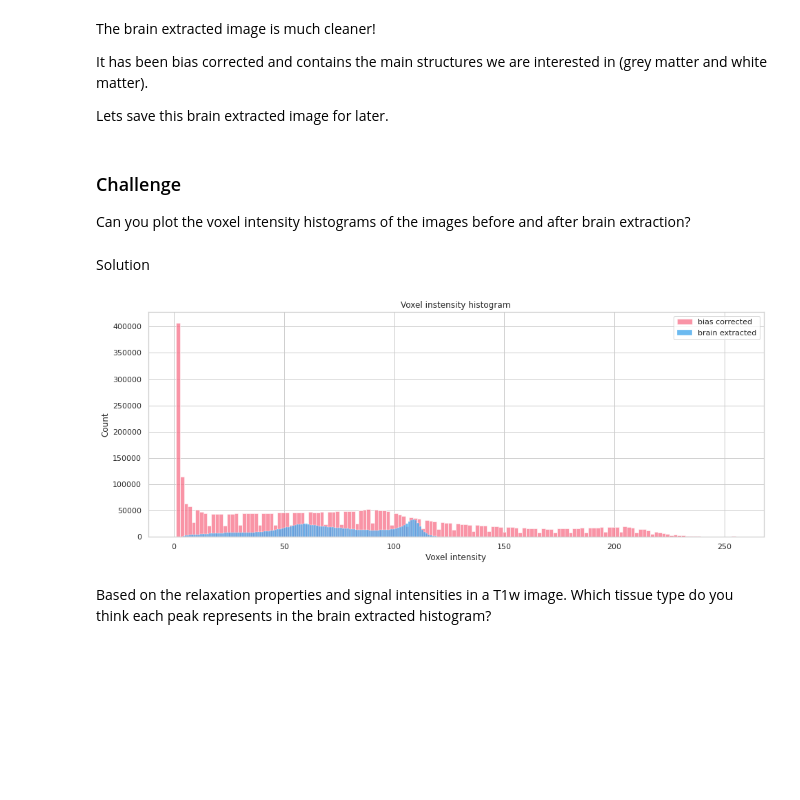
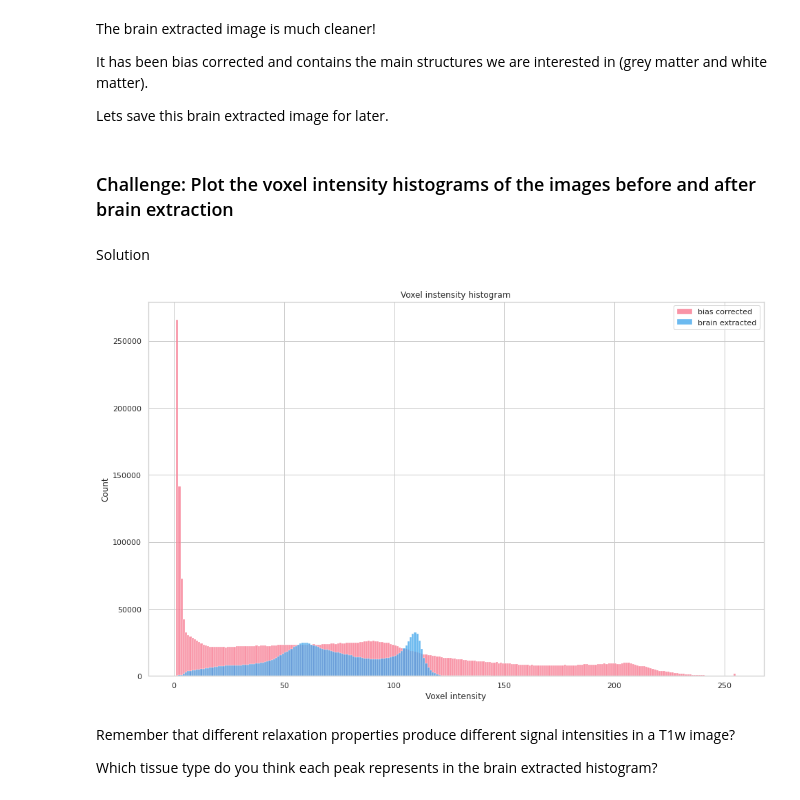
Before and after one commit to mary-tziraki/IDEAS_SDC, a Jupyter notebook: code/06-sMRI-image-cleanup.ipynb, the cells around one changed output. Cells and saved outputs as stored; diff of their text form; code cells hidden in the pictures; blank space fills up the shorter version.

Commit message:
fixed paths and histograms

```diff
--- a/code/06-sMRI-image-cleanup.ipynb
+++ b/code/06-sMRI-image-cleanup.ipynb
@@ -196,7 +197,7 @@ We have provided a binarised brain mask to illustrate how brain extraction is he
 `../data/AOMIC/derivatives/freesurfer/sub-0001/additional/binarised_mask.nii.gz`
 # %%
 T1_brain_mask_img = nib.load('../data/AOMIC/derivatives/binarised_mask.nii.gz')
-T1_brain_mask_data = brain_mask_img.get_fdata()
+T1_brain_mask_data = T1_brain_mask_img.get_fdata()
 # %% [markdown]
 Lets have a look at the corrected T1 image from before and this brain mask
 # %%
@@ -271,35 +272,36 @@ T1_brain_img = nib.Nifti1Image(T1_brain_data, T1_brain_aff)
 nib.save(T1_brain_img, freesurfer_output_dir + 'brain_extracted.nii.gz')
 # %% [markdown]
 
-### Challenge
-Can you plot the voxel intensity histograms of the images before and after brain extraction?
+### Challenge: Plot the voxel intensity histograms of the images before and after brain extraction
 # %% [markdown]
 Solution
 # %%
 # select only non-zero voxels in 1-dimension as before
 T1_brain_data_nonzero = T1_brain_data[T1_brain_data != 0]
 
 # set options for the plot
 sns.set_context("notebook", font_scale=1, rc={"lines.linewidth": 2.5})
 palette = sns.color_palette("husl", 3)
 
 # using this axis style
 with sns.axes_style("whitegrid"):
 
     # set up figure
-    plt.figure(figsize=(16, 6))
+    plt.figure(figsize=(16, 10))
 
     # plot 2 histograms overlaying each other
-    g = sns.histplot(T1_data_orig_nonzero, bins=144, kde=False, color=palette[0], label='bias corrected')
-    g = sns.histplot(T1_brain_data_nonzero, bins=144, kde=False, color=palette[2], label='brain extracted')
+    g = sns.histplot(T1_orig_data_nonzero, bins='auto', binwidth=1, kde=False, color=palette[0], label='bias corrected')
+    g = sns.histplot(T1_brain_data_nonzero, bins='auto', binwidth=1, kde=False, color=palette[2], label='brain extracted')
 
     # add legend
     plt.legend()
     # add x label
     plt.xlabel('Voxel intensity')
     # add title
     plt.title('Voxel instensity histogram')
 # %% [output]
-[figure, old version]
+[figure, new version]
 # %% [markdown]
-Based on the relaxation properties and signal intensities in a T1w image. Which tissue type do you think each peak represents in the brain extracted histogram?
+Remember that different relaxation properties produce different signal intensities in a T1w image?
+
+Which tissue type do you think each peak represents in the brain extracted histogram?
```
Also changed, not shown: parts of 4 cells of this notebook.
